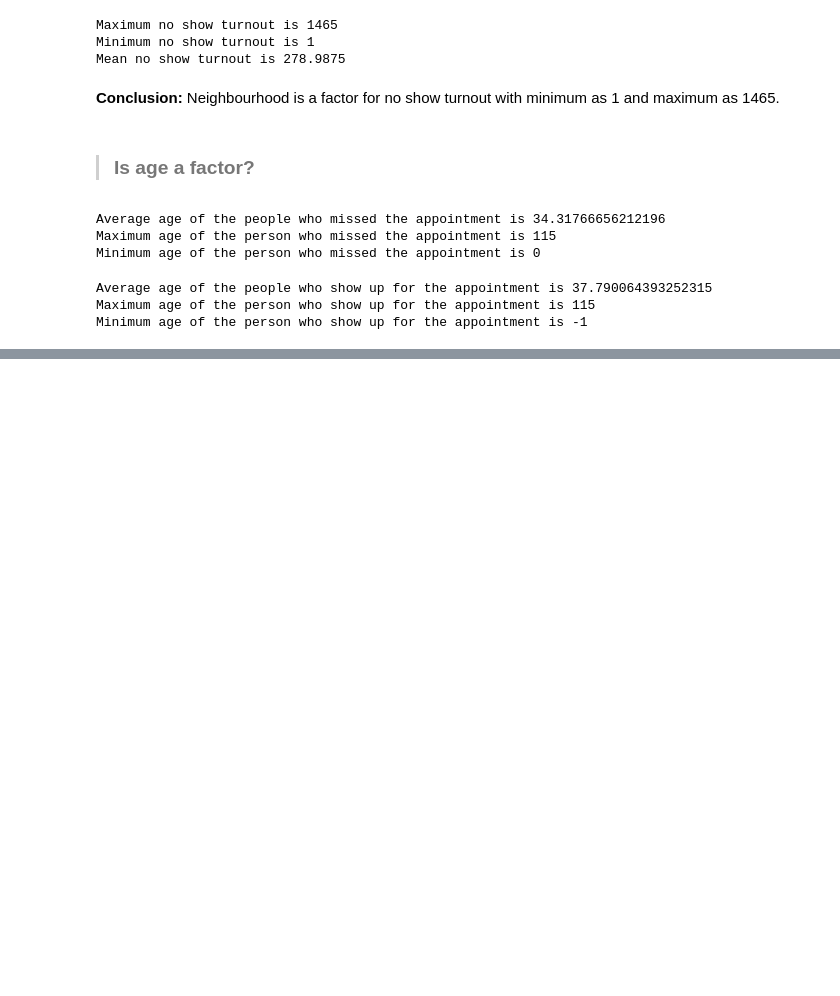
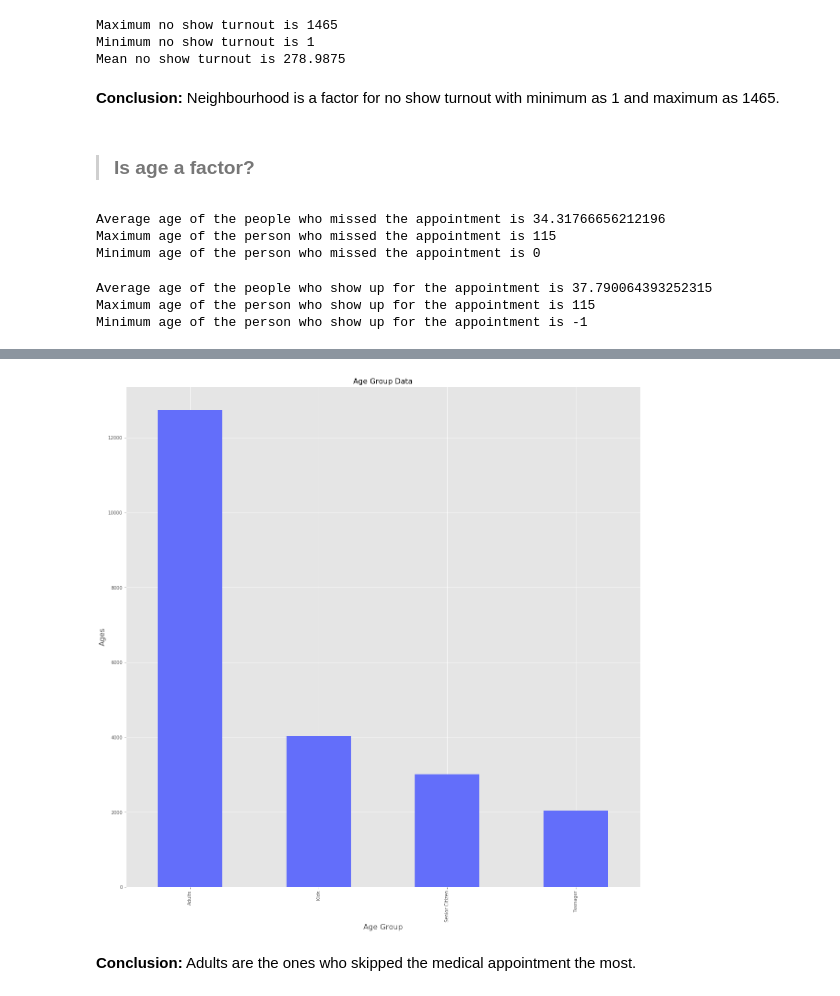
Before and after one commit to neerajp99/fbi_gun_data_investigate, a Jupyter notebook: investigate.ipynb, the cells around one changed output, grey strips where cells are left out. Cells and saved outputs as stored; diff of their text form; code cells hidden in the pictures; blank space fills up the shorter version.

```diff
--- a/investigate.ipynb
+++ b/investigate.ipynb
@@ -262,3 +262,29 @@ fig.update_layout(barmode = 'group')
 fig.show()
 # %% [output]
 [interactive output not drawn]
+# %%
+# Categorizing the ages of the people
+def categorizeAge(age):
+    if age < 12:
+        return 'Kids'
+    elif age > 12 and age <= 18:
+        return 'Teenager'
+    elif age > 18 and age < 60:
+        return 'Adults'
+    elif age > 60:
+        return 'Senior Citizen'
+
+# Appending a column with each age group equivalent to the age
+medical_data['age_group'] = medical_data['age'].apply(categorizeAge)
+total_show = medical_data.query('noshow == 0')
+total_no_show = medical_data.query('noshow == 1')
+
+# Creating visualizations for no show age group
+age_group_graph = total_no_show['age_group'].value_counts().plot(kind = 'bar', figsize = (20,20), color = "#636efa");
+age_group_graph.set_title('Age Group Data', fontsize = 16);
+age_group_graph.set_ylabel('Ages', fontsize = 16);
+age_group_graph.set_xlabel('Age Group', fontsize = 16);
+# %% [output]
+[figure, added]
+# %% [markdown]
+**Conclusion:** Adults are the ones who skipped the medical appointment the most.
```
